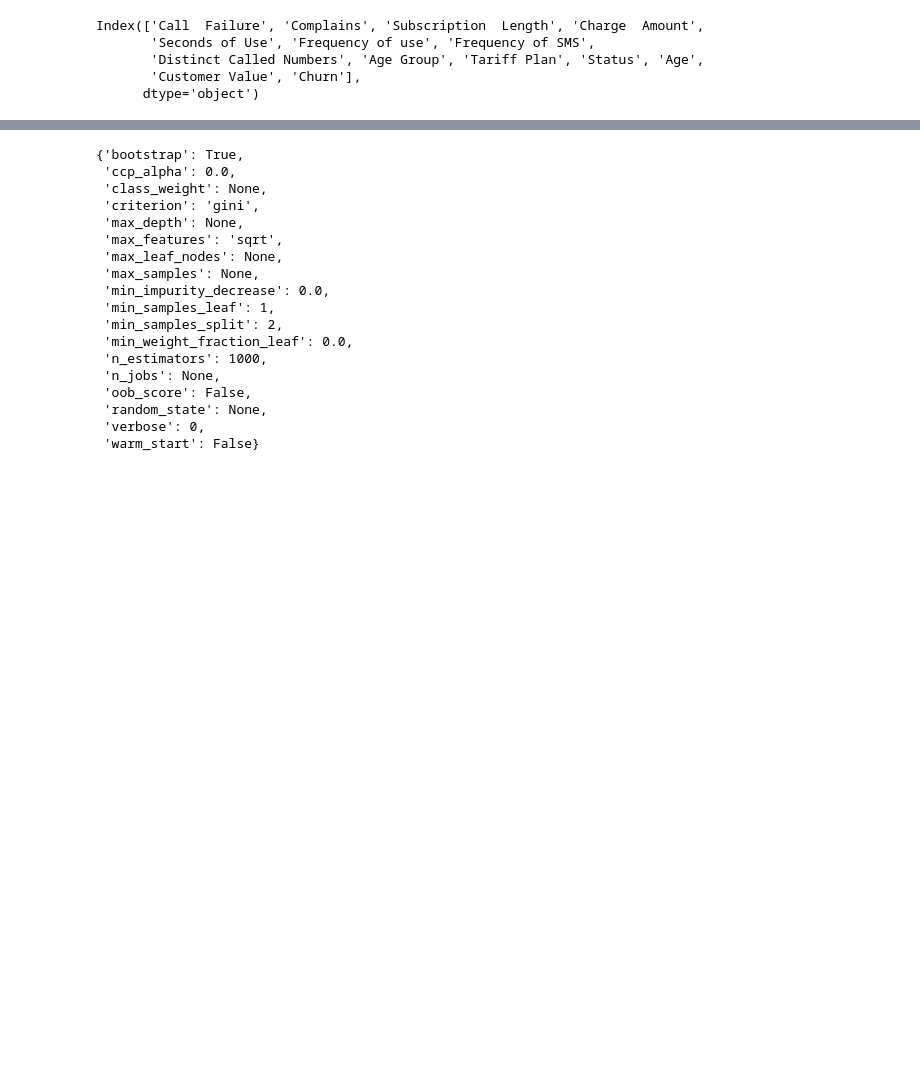
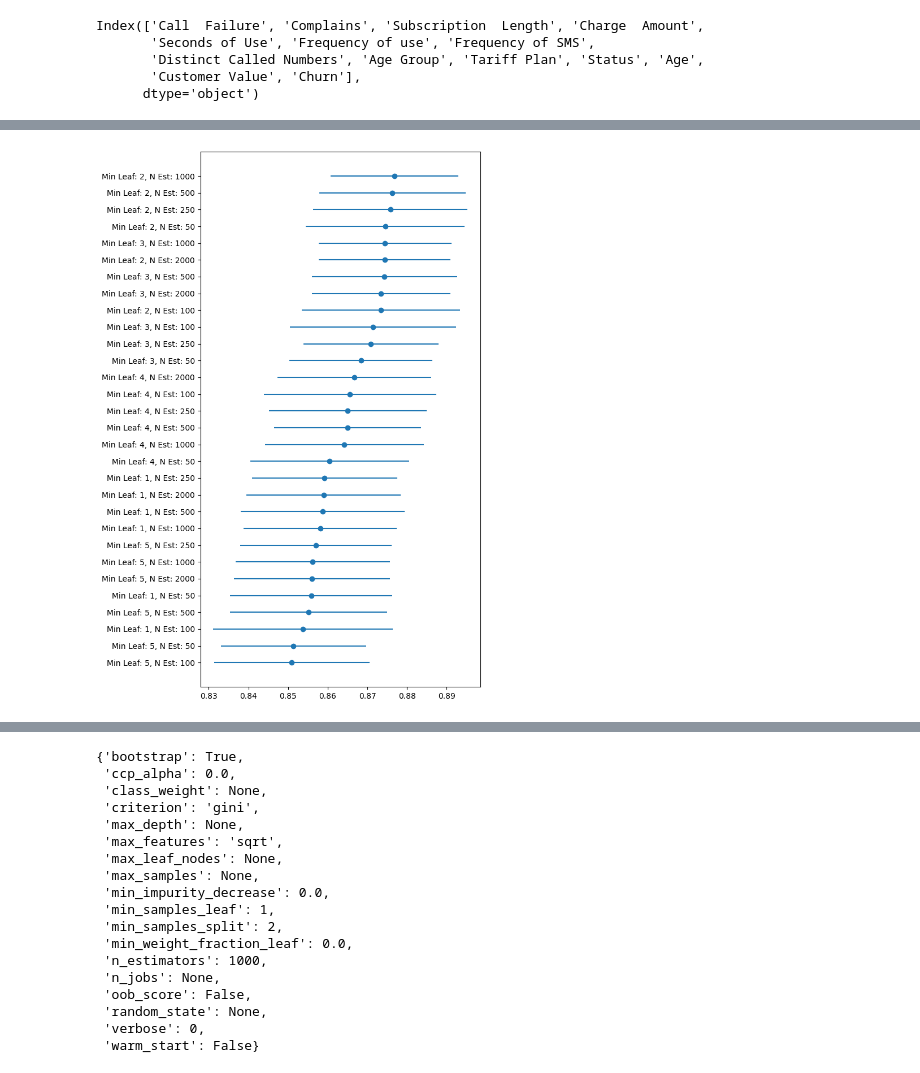
Before and after one commit to MathiasVanPatten/iranian_churn_tele, a Jupyter notebook: main.ipynb, the cells around one changed output, grey strips where cells are left out. Drawn from its saved outputs; the diff is of its cells as text; code cells hidden in the pictures; blank space fills up the shorter version.

```diff
--- a/main.ipynb
+++ b/main.ipynb
@@ -111,0 +115,14 @@ ValueError: Invalid parameter 'criteron' for estimator RandomForestClassifier(cl
+# %%
+error_plotter = pd.DataFrame(RF_grid_search.cv_results_)
+error_plotter['params'] = error_plotter['params'].apply(lambda x: f"Min Leaf: {x['min_samples_leaf']}, N Est: {x['n_estimators']}")
+model_perf_sort_inds = np.argsort(error_plotter['mean_test_score'].values)
+
+plt.subplots(figsize = (7,10))
+plt.errorbar(error_plotter['mean_test_score'].values[model_perf_sort_inds],
+             range(len(error_plotter['params'])),
+             xerr = error_plotter['std_test_score'].values[model_perf_sort_inds], fmt='o')
+
+plt.yticks(range(len(error_plotter['params'])), error_plotter['params'].values[model_perf_sort_inds]);
+plt.tight_layout()
+# %% [output]
+[figure, added]
```
Also changed, not shown: parts of 28 cells of this notebook.
